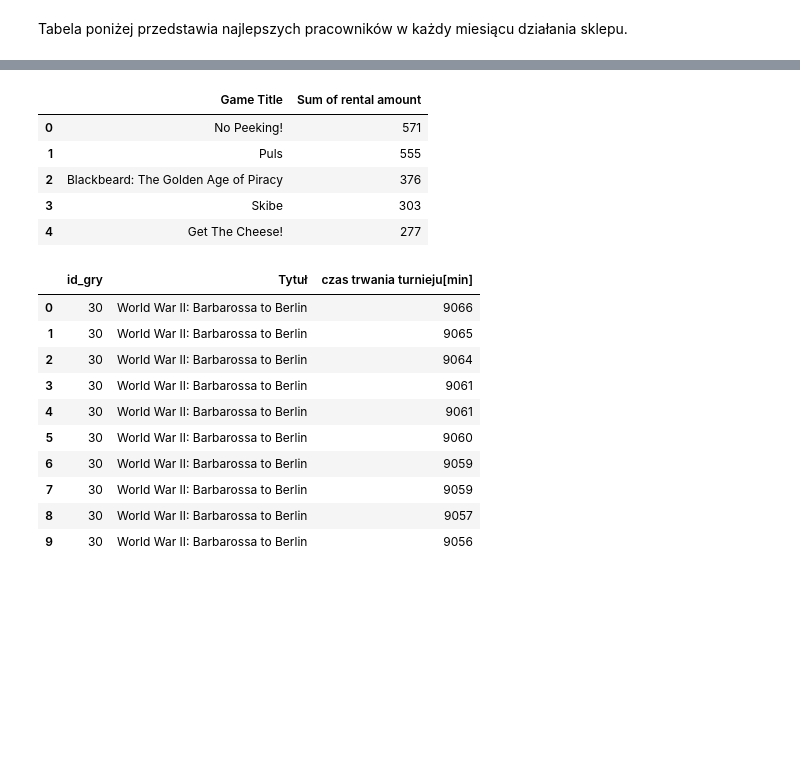
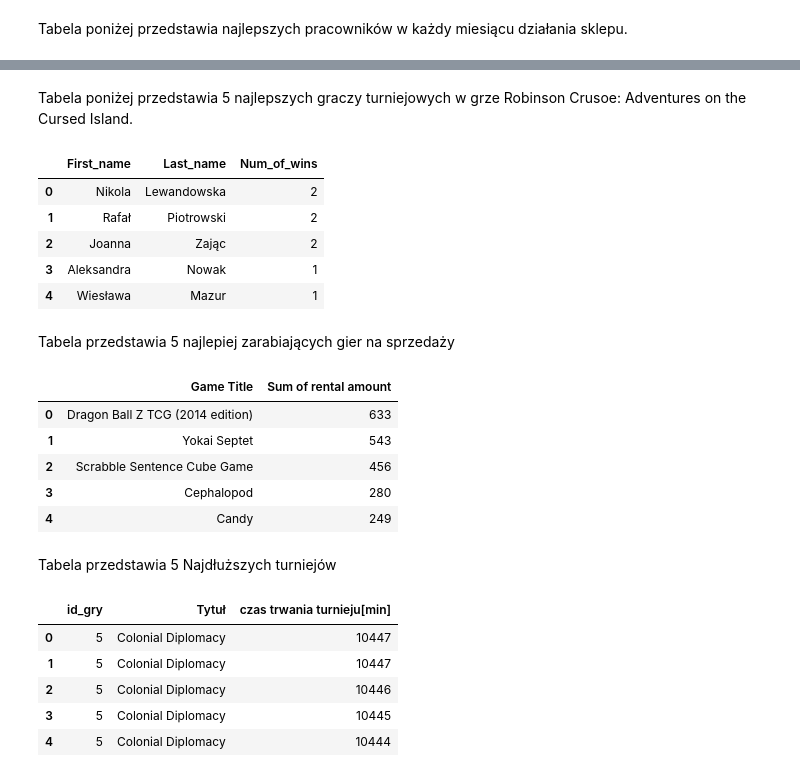
Before and after one commit to Saddii/DTB_proj, a Jupyter notebook: Analiza.ipynb, the cells around one changed output, grey strips where cells are left out. Saved outputs shown, nothing was run; the diff lists cells and outputs as text; code cells hidden in the pictures; blank space fills up the shorter version.

```diff
--- a/Analiza.ipynb
+++ b/Analiza.ipynb
@@ -91,27 +76,38 @@ df
+# %% [markdown]
+Tabela poniżej przedstawia 5 najlepszych graczy turniejowych w grze Robinson Crusoe: Adventures on the Cursed Island.
+# %%
+
+df = pd.DataFrame(top_10_tournament_players(cs,g_id=4),columns=["Game_title","First_name","Last_name","Num_of_wins"])
+df[["First_name","Last_name","Num_of_wins"]].head()
+# %% [output]
+|  | First_name | Last_name | Num_of_wins |
+| 0 | Nikola | Lewandowska | 2 |
+| 1 | Rafał | Piotrowski | 2 |
+| 2 | Joanna | Zając | 2 |
+| 3 | Aleksandra | Nowak | 1 |
+| 4 | Wiesława | Mazur | 1 |
+# %% [markdown]
+Tabela przedstawia 5 najlepiej zarabiających gier na sprzedaży
 # %%
-"Top5 zarabiających gier na sprzedaży"
+
 df = pd.DataFrame(top5_selers_AND_rental(cs)[1],columns=["Game Title", "Sum of rental amount"])
 df
 # %% [output]
 |  | Game Title | Sum of rental amount |
-| 0 | No Peeking! | 571 |
-| 1 | Puls | 555 |
-| 2 | Blackbeard: The Golden Age of Piracy | 376 |
-| 3 | Skibe | 303 |
-| 4 | Get The Cheese! | 277 |
+| 0 | Dragon Ball Z TCG (2014 edition) | 633 |
+| 1 | Yokai Septet | 543 |
+| 2 | Scrabble Sentence Cube Game | 456 |
+| 3 | Cephalopod | 280 |
+| 4 | Candy | 249 |
+# %% [markdown]
+Tabela przedstawia 5 Najdłuższych turniejów
 # %%
-"Najdłuższe turnieje"
 df=pd.DataFrame(longest_tournament(cs),columns=["id_gry","Tytuł","czas trwania turnieju[min]"])
-df
+df.head()
 # %% [output]
 |  | id_gry | Tytuł | czas trwania turnieju[min] |
-| 0 | 30 | World War II: Barbarossa to Berlin | 9066 |
-| 1 | 30 | World War II: Barbarossa to Berlin | 9065 |
-| 2 | 30 | World War II: Barbarossa to Berlin | 9064 |
-| 3 | 30 | World War II: Barbarossa to Berlin | 9061 |
-| 4 | 30 | World War II: Barbarossa to Berlin | 9061 |
-| 5 | 30 | World War II: Barbarossa to Berlin | 9060 |
-| 6 | 30 | World War II: Barbarossa to Berlin | 9059 |
-| 7 | 30 | World War II: Barbarossa to Berlin | 9059 |
-| 8 | 30 | World War II: Barbarossa to Berlin | 9057 |
-| 9 | 30 | World War II: Barbarossa to Berlin | 9056 |
+| 0 | 5 | Colonial Diplomacy | 10447 |
+| 1 | 5 | Colonial Diplomacy | 10447 |
+| 2 | 5 | Colonial Diplomacy | 10446 |
+| 3 | 5 | Colonial Diplomacy | 10445 |
+| 4 | 5 | Colonial Diplomacy | 10444 |
```
Also changed, not shown: parts of 13 cells of this notebook.
